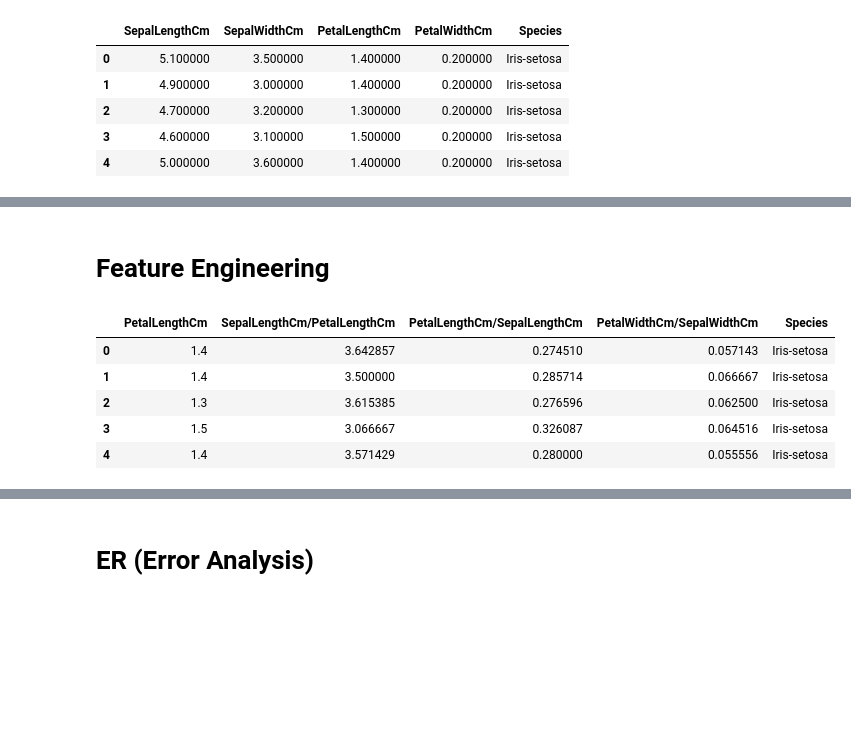
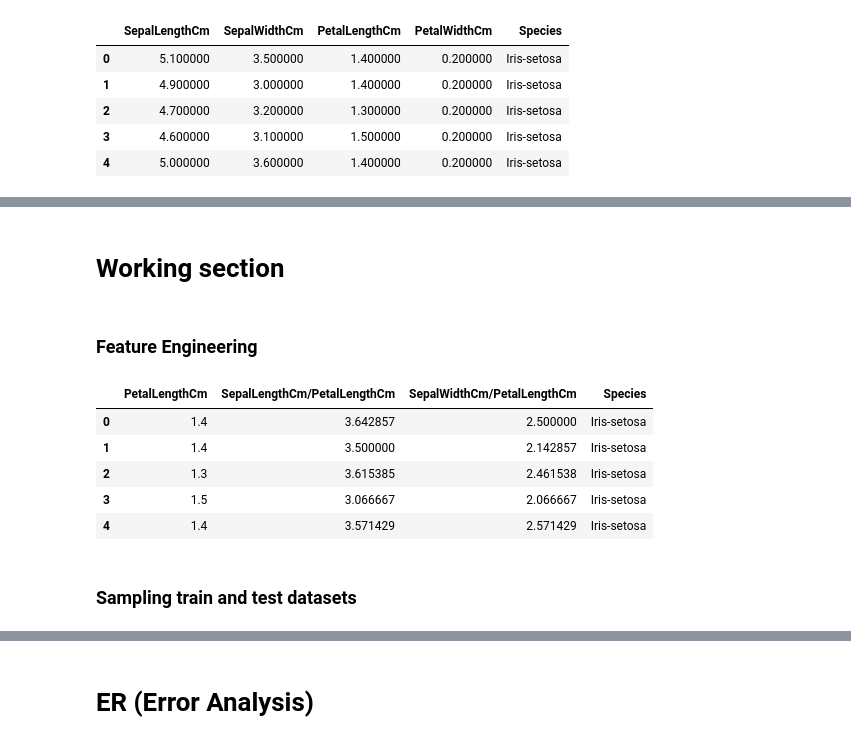
Before and after one commit to MNechai-2003/Iris-Species, a Jupyter notebook: src/notebooks/iris_analys.ipynb, the cells around one changed output, grey strips where cells are left out. Saved outputs shown, nothing was run; the diff lists cells and outputs as text; code cells hidden in the pictures; blank space fills up the shorter version.

```diff
--- a/src/notebooks/iris_analys.ipynb
+++ b/src/notebooks/iris_analys.ipynb
@@ -72,12 +122,16 @@ display(iris_df.head().style.background_gradient(cmap='Greys'))
+# %% [markdown]
+# Working section
 # %% [markdown]
-# Feature Engineering
+### Feature Engineering
 # %%
-new_df = generate_top_features(iris_df, target_column='Species', k=4)
+new_df = generate_top_features(iris_df, target_column='Species', k=3)
 new_df.head()
 # %% [output]
-|  | PetalLengthCm | SepalLengthCm/PetalLengthCm | PetalLengthCm/SepalLengthCm | PetalWidthCm/SepalWidthCm | Species |
-| 0 | 1.4 | 3.642857 | 0.274510 | 0.057143 | Iris-setosa |
-| 1 | 1.4 | 3.500000 | 0.285714 | 0.066667 | Iris-setosa |
-| 2 | 1.3 | 3.615385 | 0.276596 | 0.062500 | Iris-setosa |
-| 3 | 1.5 | 3.066667 | 0.326087 | 0.064516 | Iris-setosa |
-| 4 | 1.4 | 3.571429 | 0.280000 | 0.055556 | Iris-setosa |
+|  | PetalLengthCm | SepalLengthCm/PetalLengthCm | SepalWidthCm/PetalLengthCm | Species |
+| 0 | 1.4 | 3.642857 | 2.500000 | Iris-setosa |
+| 1 | 1.4 | 3.500000 | 2.142857 | Iris-setosa |
+| 2 | 1.3 | 3.615385 | 2.461538 | Iris-setosa |
+| 3 | 1.5 | 3.066667 | 2.066667 | Iris-setosa |
+| 4 | 1.4 | 3.571429 | 2.571429 | Iris-setosa |
+# %% [markdown]
+### Sampling train and test datasets
```
Also changed, not shown: parts of 60 cells of this notebook, 1 other file.
